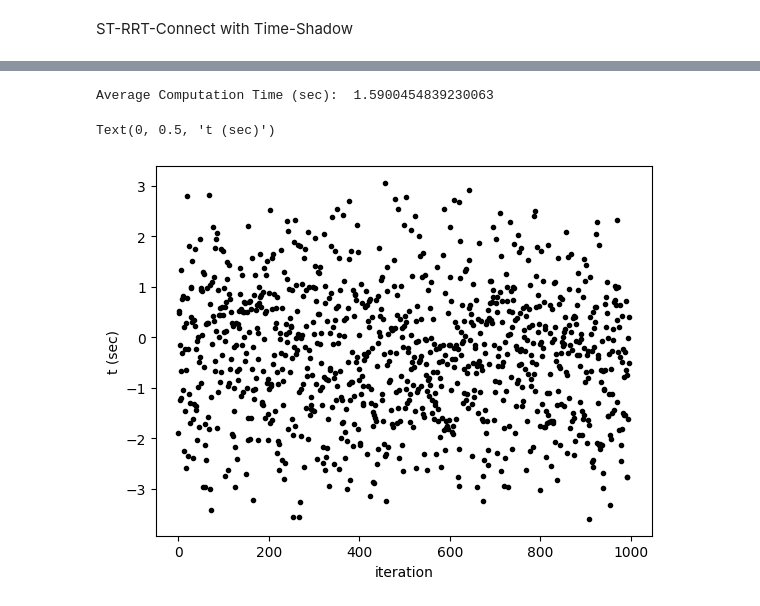
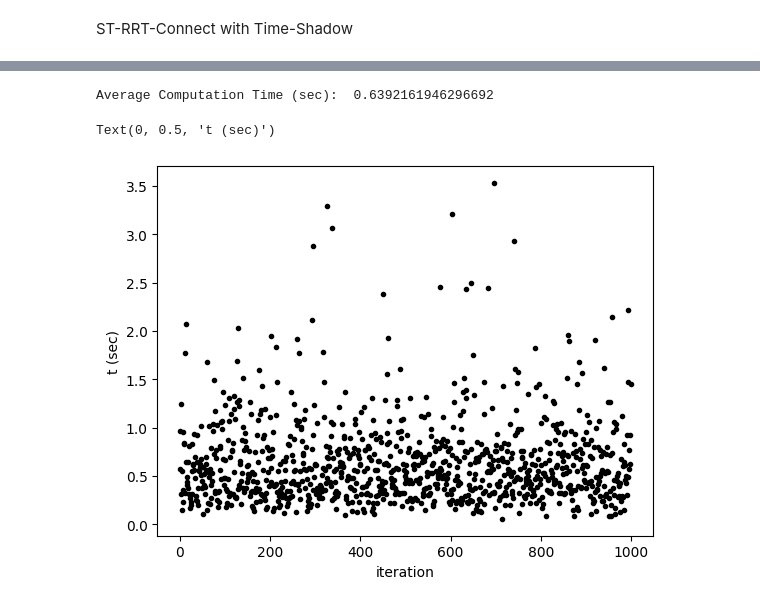
Before and after one commit to jeffersonkim97/cognis_UAM, a Jupyter notebook: script/Comparison/1D-ST-RRT-Connect.ipynb, the cells around one changed output, grey strips where cells are left out. Drawn from its saved outputs; the diff is of its cells as text; code cells hidden in the pictures.

Commit message:
RRT test with various settings

```diff
--- a/script/Comparison/1D-ST-RRT-Connect.ipynb
+++ b/script/Comparison/1D-ST-RRT-Connect.ipynb
@@ -19,4 +19,13 @@ prox = [2.5, 2.5] # [x, t]
 K = 1000
 iter_max = 1000
 tMax = 20
-vmax = 5
+vmax = 2
+max_time = 5
+
+# Obstacle Setting
+# [start, close, open]
+obs1 = [0, 2.5, 2.5]
+obs2 = [0, 4, 4]
+obs3 = [0, 3, 3]
+obs4 = [0, 8, 2.5]
+obs_vec = [obs1, obs2, obs3, obs4]
@@ -136,6 +142,8 @@ def find_neighbor_RRTC(qrand, V, k):
     for i in range(len(V)):
         if reachable_RRTC(V[i], qrand, forward):
             dist_vec.append(distance(V[i][0], qrand[0]))
+        else:
+            dist_vec.append(1e100)
 
     if len(dist_vec) > 0:
         closest = dist_vec.index(min(dist_vec))
@@ -202,6 +210,7 @@ RRTC_total_time = []
 RRTC_total_distance = []
 time_vec_RRTC = []
 iter = 0
+
 success_RRTC = 0
 tf = 30
 while iter < iter_max:
@@ -217,6 +226,7 @@ while iter < iter_max:
         k = 0
         V_RRTCa = []
         V_RRTCa.append([x0, 0])
+        V_RRTCa_raw = []
         V_RRTCb = []
         V_RRTCb.append([xf, tf])
         V_RRTCb_raw = []
@@ -249,7 +259,8 @@ while iter < iter_max:
 
                 if qclosest is not None:
                     extend_start = time.time()
-                    qnew = extend(qclosest, qrand)
+                    qnew = extend(qclosest, qrand, max_time)
+                    # adfadfaf
                     # print('extend time: ', time.time()-extend_start)
                     t_check.append(time.time()-extend_start)
 
@@ -273,6 +284,7 @@ while iter < iter_max:
                 V_RRTCa.append(qnew)
                 E_RRTCa.append([qclosest, qnew])
                 T_RRTCa.append(qnew[1])
+                V_RRTCa_raw.append(qrand)
             else:
                 V_RRTCb.append(qnew)
                 E_RRTCb.append([qclosest, qnew])
@@ -321,9 +333,9 @@ while iter < iter_max:
                 # print('path compute: ', time.time()-path_start)
                 total_path_time = 0
                 total_path_distance = 0
-                for fpv in final_path:
-                    total_path_time += fpv[1]
-                    total_path_distance += fpv[0]
+                for fpv in range(len(final_path)-1):
+                    total_path_time += (final_path[fpv+1][1]-final_path[fpv][1])
+                    total_path_distance += np.abs(final_path[fpv+1][0]-final_path[fpv][0])
                 RRTC_total_time.append(total_path_time)
                 RRTC_total_distance.append(total_path_distance)
                 break
@@ -332,7 +344,6 @@ while iter < iter_max:
 
         # print('Path_check: ', path_check)
         if tf >= 50 or path_check:
-            # print('end')
             break
         tf += 5
         kk += 1
@@ -343,10 +354,12 @@ while iter < iter_max:
     time_vec_RRTC.append(end-start)
     iter += 1
 
+    if end-start >= 10:
+        break
 
 print('Average Computation Time (sec): ', sum(time_vec_RRTC)/len(time_vec_RRTC))
 print('Average Path Time (sec): ', sum(RRTC_total_time)/len(RRTC_total_time))
-print('Average Path Distance (sec): ', sum(RRTC_total_distance)/len(RRTC_total_distance))
+print('Average Path Distance (sec): ', sum(np.abs(RRTC_total_distance))/len(RRTC_total_distance))
 print('Success Rate: ', success_RRTC/iter_max)
 # %% [output]
 iter:  0
@@ -563,7 +597,6 @@ RRT_RS_total_time = []
 RRT_RS_total_distance = []
 time_vec_RRTC_TS = []
 iter = 0
-iter_max = 100
 success_RRTC_TS = 0
 tf = 30
 while iter < iter_max:
@@ -612,7 +645,7 @@ while iter < iter_max:
 
                 if qclosest is not None:
                     extend_start = time.time()
-                    qnew = extend(qclosest, qrand)
+                    qnew = extend(qclosest, qrand, max_time)
                     # print('extend time: ', time.time()-extend_start)
                     t_check.append(time.time()-extend_start)
 
@@ -685,9 +718,9 @@ while iter < iter_max:
                 # print('path compute: ', time.time()-path_start)
                 total_path_time = 0
                 total_path_distance = 0
-                for fpv in final_path:
-                    total_path_time += fpv[1]
-                    total_path_distance += fpv[0]
+                for fpv in range(len(final_path)-1):
+                    total_path_time += (final_path[fpv+1][1]-final_path[fpv][1])
+                    total_path_distance += np.abs(final_path[fpv+1][0]-final_path[fpv][0])
                 RRT_RS_total_time.append(total_path_time)
                 RRT_RS_total_distance.append(total_path_distance)
                 break
@@ -712,7 +745,7 @@ while iter < iter_max:
 
 print('Average Computation Time (sec): ', sum(time_vec_RRTC_TS)/len(time_vec_RRTC_TS))
 print('Average Path Time (sec): ', sum(RRT_RS_total_time)/len(RRT_RS_total_time))
-print('Average Path Distance (sec): ', sum(RRT_RS_total_distance)/len(RRT_RS_total_distance))
+print('Average Path Distance (sec): ', sum(np.abs(RRT_RS_total_distance))/len(RRT_RS_total_distance))
 print('Success Rate: ', success_RRTC_TS/iter_max)
 # %% [output]
 iter:  0
@@ -813,11 +848,11 @@ Text(0, 0.5, '')
 # %%
 fig = plt.figure()
 xaxis = np.linspace(0, len(time_vec_RRTC_TS)-1, len(time_vec_RRTC_TS))
 print('Average Computation Time (sec): ', sum(time_vec_RRTC_TS)/len(time_vec_RRTC_TS))
-plt.plot(xaxis, np.log(time_vec_RRTC_TS), '.k')
+plt.plot(xaxis, time_vec_RRTC_TS, '.k')
 plt.xlabel('iteration')
 plt.ylabel('t (sec)')
 # %% [output]
-Average Computation Time (sec):  1.5900454839230063
+Average Computation Time (sec):  0.6392161946296692
 Text(0, 0.5, 't (sec)')
-[figure, old version]
+[figure, new version]
```
Also changed, not shown: parts of 19 cells of this notebook, 1 other file.
